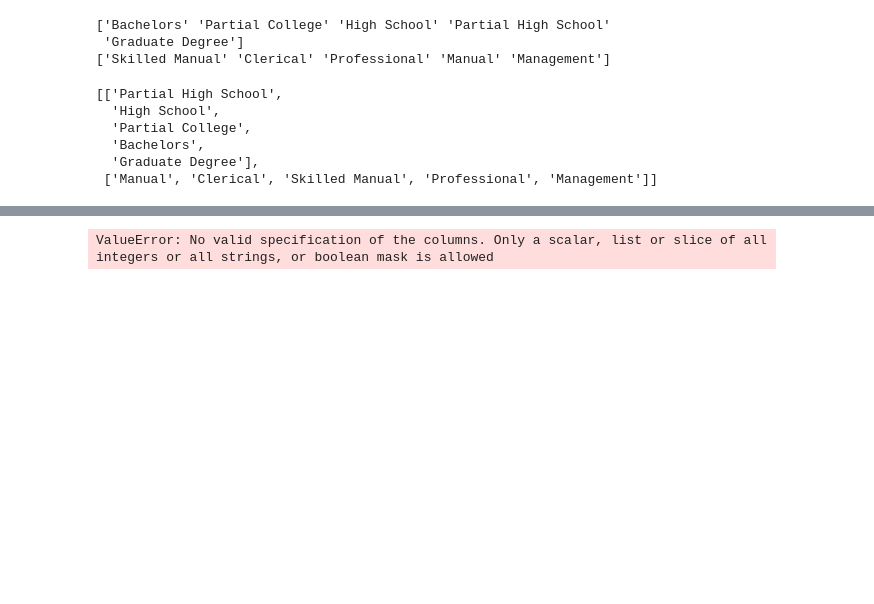
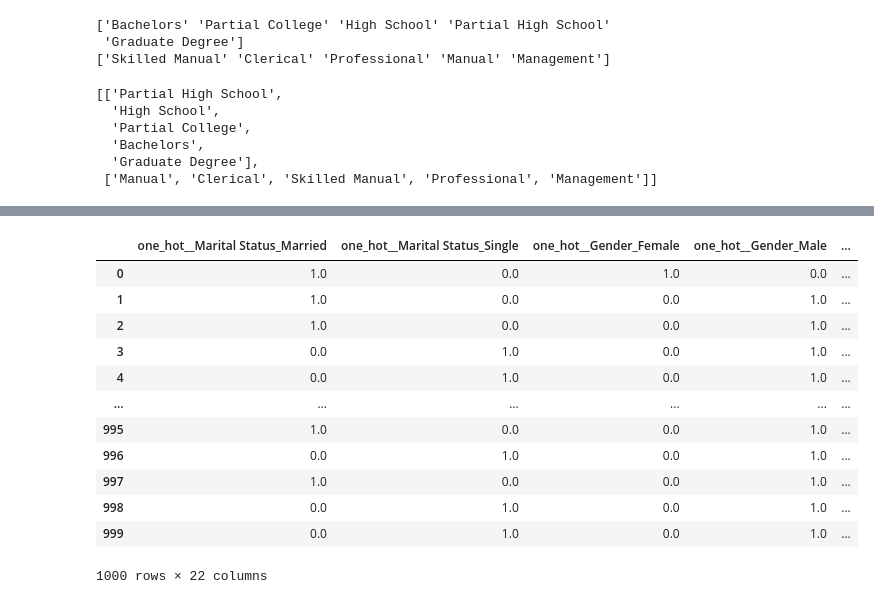
Before and after one commit to abhisunny2610/Data-Science, a Jupyter notebook: Machine Learning/ColumnTransformer.ipynb, the cells around one changed output, grey strips where cells are left out. Drawn from its saved outputs; the diff is of its cells as text; code cells hidden in the pictures; blank space fills up the shorter version.

Commit message:
Column Transformer for encoding

```diff
--- a/Machine Learning/ColumnTransformer.ipynb
+++ b/Machine Learning/ColumnTransformer.ipynb
@@ -41,11 +47,11 @@ df.shape
 # %% [output]
 (1000, 13)
 # %%
-oneHot_cols = df[["Marital Status", "Gender", "Home Owner", "Commute Distance", "Region"]]
-ordinal_cols = df[["Education", "Occupation"]]
+oneHot_cols = ["Marital Status", "Gender", "Home Owner", "Commute Distance", "Region"]
+ordinal_cols = ["Education", "Occupation"]
 # %%
 categories = []
-for col in ["Education", "Occupation"]:
+for col in ordinal_cols:
     categories.append(df[col].unique())
     print(df[col].unique())
 # %% [output]
@@ -66,6 +72,7 @@ categories
  ['Manual', 'Clerical', 'Skilled Manual', 'Professional', 'Management']]
 # %%
 column_transformer = ColumnTransformer([
-    ("one_hot", OneHotEncoder(), oneHot_cols),
+    ("one_hot", OneHotEncoder(sparse_output=False), oneHot_cols),
     ("ordinal", OrdinalEncoder(categories=categories), ordinal_cols)
-])
+], remainder="passthrough", sparse_threshold=0.0)
+column_transformer.set_output(transform="pandas")
@@ -72,4 +97,18 @@ column_transformer = ColumnTransformer([
 # %%
-df_encoded = pd.DataFrame(column_transformer.fit_transform(df))
+encoder_df = column_transformer.fit_transform(df)
-# %% [output]
-ValueError: No valid specification of the columns. Only a scalar, list or slice of all integers or all strings, or boolean mask is allowed
+# %%
+encoder_df
+# %% [output]
+|  | one_hot__Marital Status_Married | one_hot__Marital Status_Single | one_hot__Gender_Female | one_hot__Gender_Male | ... |
+| 0 | 1.0 | 0.0 | 1.0 | 0.0 | ... |
+| 1 | 1.0 | 0.0 | 0.0 | 1.0 | ... |
+| 2 | 1.0 | 0.0 | 0.0 | 1.0 | ... |
+| 3 | 0.0 | 1.0 | 0.0 | 1.0 | ... |
+| 4 | 0.0 | 1.0 | 0.0 | 1.0 | ... |
+| ... | ... | ... | ... | ... | ... |
+| 995 | 1.0 | 0.0 | 0.0 | 1.0 | ... |
+| 996 | 0.0 | 1.0 | 0.0 | 1.0 | ... |
+| 997 | 1.0 | 0.0 | 0.0 | 1.0 | ... |
+| 998 | 0.0 | 1.0 | 0.0 | 1.0 | ... |
+| 999 | 0.0 | 1.0 | 0.0 | 1.0 | ... |
+1000 rows × 22 columns
```
Also changed, not shown: parts of 12 cells of this notebook, 1 other file.
